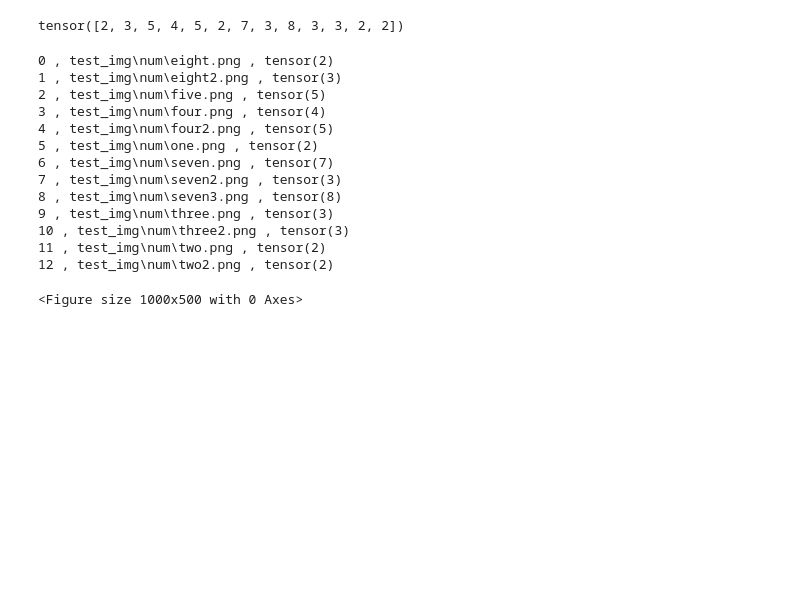
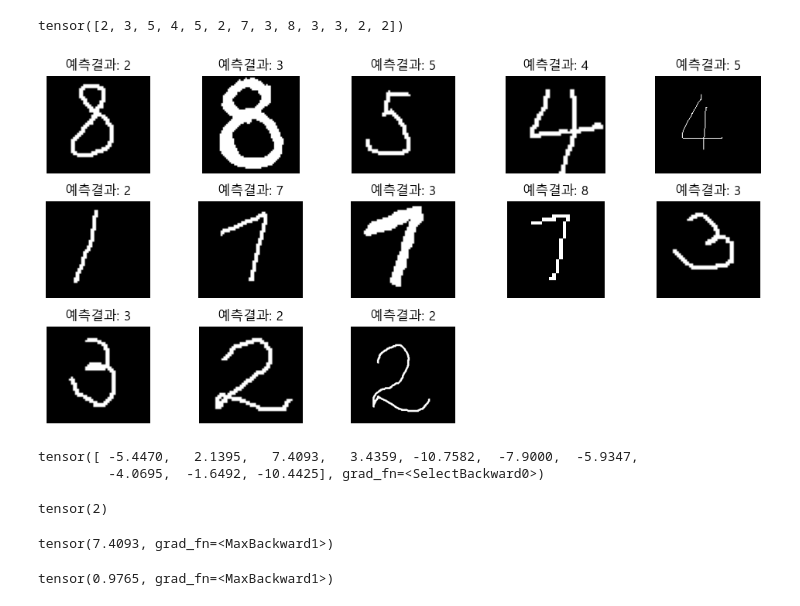
Before and after one commit to kgmyhGit/SKN06, a Jupyter notebook: 09_deeplearning_pytorch/04_첫번째 딥러닝-MLP 구현.ipynb, the cells around one changed output. Saved outputs shown, nothing was run; the diff lists cells and outputs as text; code cells hidden in the pictures; blank space fills up the shorter version.

```diff
--- a/09_deeplearning_pytorch/04_첫번째 딥러닝-MLP 구현.ipynb
+++ b/09_deeplearning_pytorch/04_첫번째 딥러닝-MLP 구현.ipynb
@@ -583,22 +586,36 @@ tensor([2, 3, 5, 4, 5, 2, 7, 3, 8, 3, 3, 2, 2])
 # %%
 plt.figure(figsize=(10, 5))
 for idx, (path, label) in enumerate(zip(file_list, result_pred)):
-    print(idx, path, label, sep=" , ")
+    # print(idx, path, label, sep=" , ")
+    img = Image.open(path).convert('L')
+    plt.subplot(3, 5, idx+1)  #3, 4
+    plt.imshow(img, cmap="gray")
+    plt.title(f"예측결과: {label}")
+    plt.axis("off")
+
+plt.tight_layout()
+plt.show()
 # %% [output]
-0 , test_img\num\eight.png , tensor(2)
-1 , test_img\num\eight2.png , tensor(3)
-2 , test_img\num\five.png , tensor(5)
-3 , test_img\num\four.png , tensor(4)
-4 , test_img\num\four2.png , tensor(5)
-5 , test_img\num\one.png , tensor(2)
-6 , test_img\num\seven.png , tensor(7)
-7 , test_img\num\seven2.png , tensor(3)
-8 , test_img\num\seven3.png , tensor(8)
-9 , test_img\num\three.png , tensor(3)
-10 , test_img\num\three2.png , tensor(3)
-11 , test_img\num\two.png , tensor(2)
-12 , test_img\num\two2.png , tensor(2)
-<Figure size 1000x500 with 0 Axes>
+[figure, added]
+# %%
+p = load_model(r)
+p[0]
+# %% [output]
+tensor([ -5.4470,   2.1395,   7.4093,   3.4359, -10.7582,  -7.9000,  -5.9347,
+         -4.0695,  -1.6492, -10.4425], grad_fn=<SelectBackward0>)
+# %%
+p[0].argmax()
+# %% [output]
+tensor(2)
+# %%
+p[0].max()
+# %% [output]
+tensor(7.4093, grad_fn=<MaxBackward1>)
+# %%
+pp = nn.Softmax(dim=1)(p)
+pp[0].max()
+# %% [output]
+tensor(0.9765, grad_fn=<MaxBackward1>)
 # %%
 # from sklearn.metrics import accuracy_score
 # accuracy_score([8, 8], result_pred)
```
Also changed, not shown: parts of 1 cell of this notebook, 2 other files.
